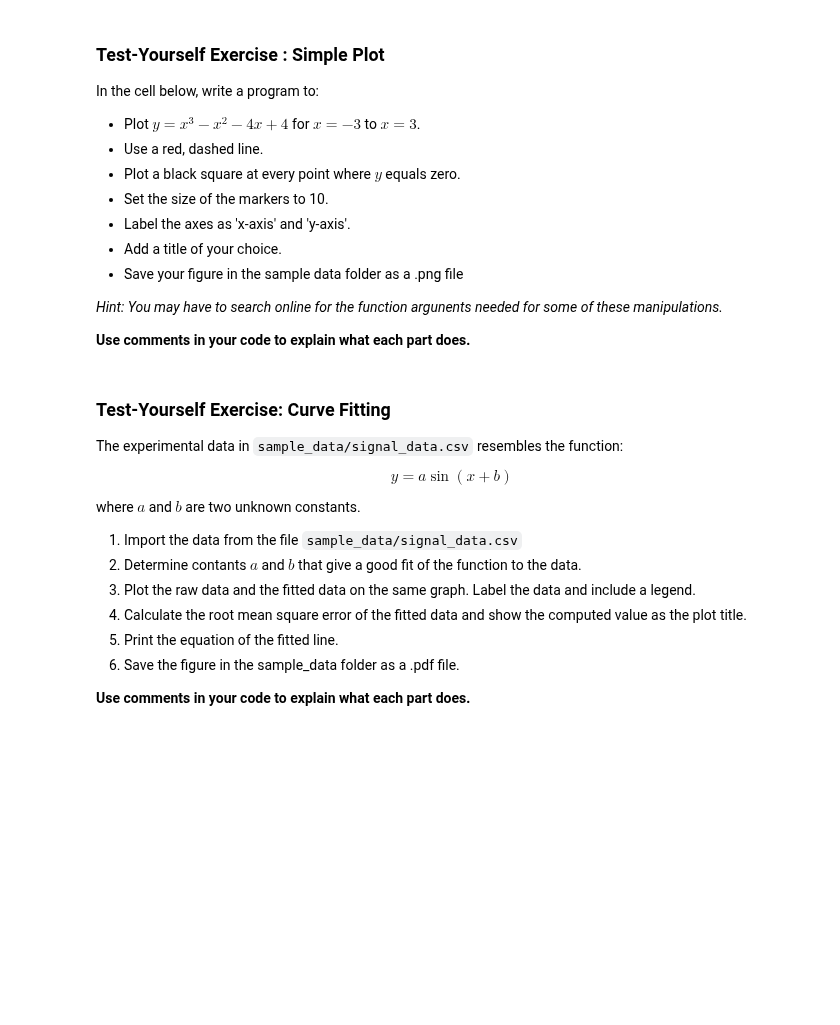
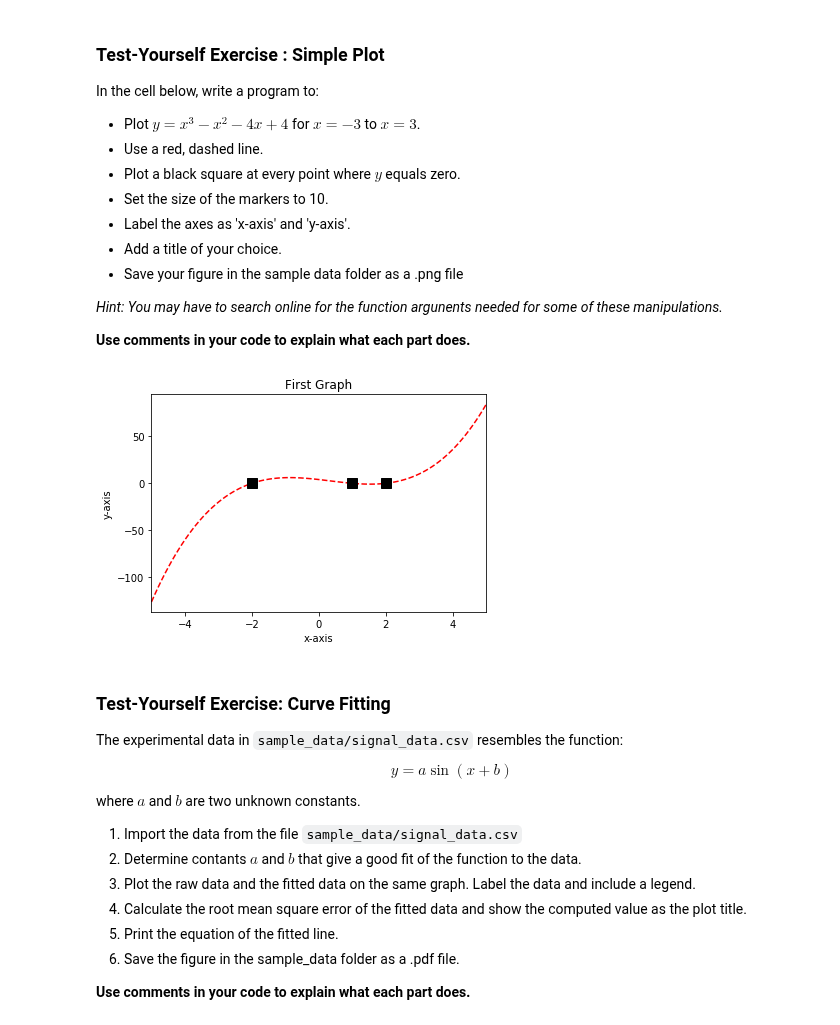
Before and after one commit to vongvanicht/Intro_to_Python, a Jupyter notebook: 05_Plotting_Analysing.ipynb, the cells around one changed output. Cells and saved outputs as stored; diff of their text form; code cells hidden in the pictures; blank space fills up the shorter version.

```diff
--- a/05_Plotting_Analysing.ipynb
+++ b/05_Plotting_Analysing.ipynb
@@ -1150,6 +1234,27 @@ In the cell below, write a program to:
 __Use comments in your code to explain what each part does.__
 # %%
 # Test-Yourself Exercise : Simple Plot
+# %%
+# Example Solution
+x = np.linspace(-5, 5, 100)
+y = x**3 - x**2 - 4*x + 4
+
+plt.plot(x, y, 'r--')
+
+r = np.roots([1, -1, -4, 4])
+z = np.zeros(len(r))
+
+plt.plot(r, z, 'ks', markersize=10)
+plt.xlim(x[0], x[-1]);
+
+plt.xlabel('x-axis')
+plt.ylabel('y-axis')
+
+plt.title('First Graph');
+
+plt.savefig("sample_data/my-plot.png")
+# %% [output]
+[figure, added]
 # %% [markdown]
 ### Test-Yourself Exercise: Curve Fitting
 
```
Also changed, not shown: parts of 20 cells of this notebook, 10 other files.
